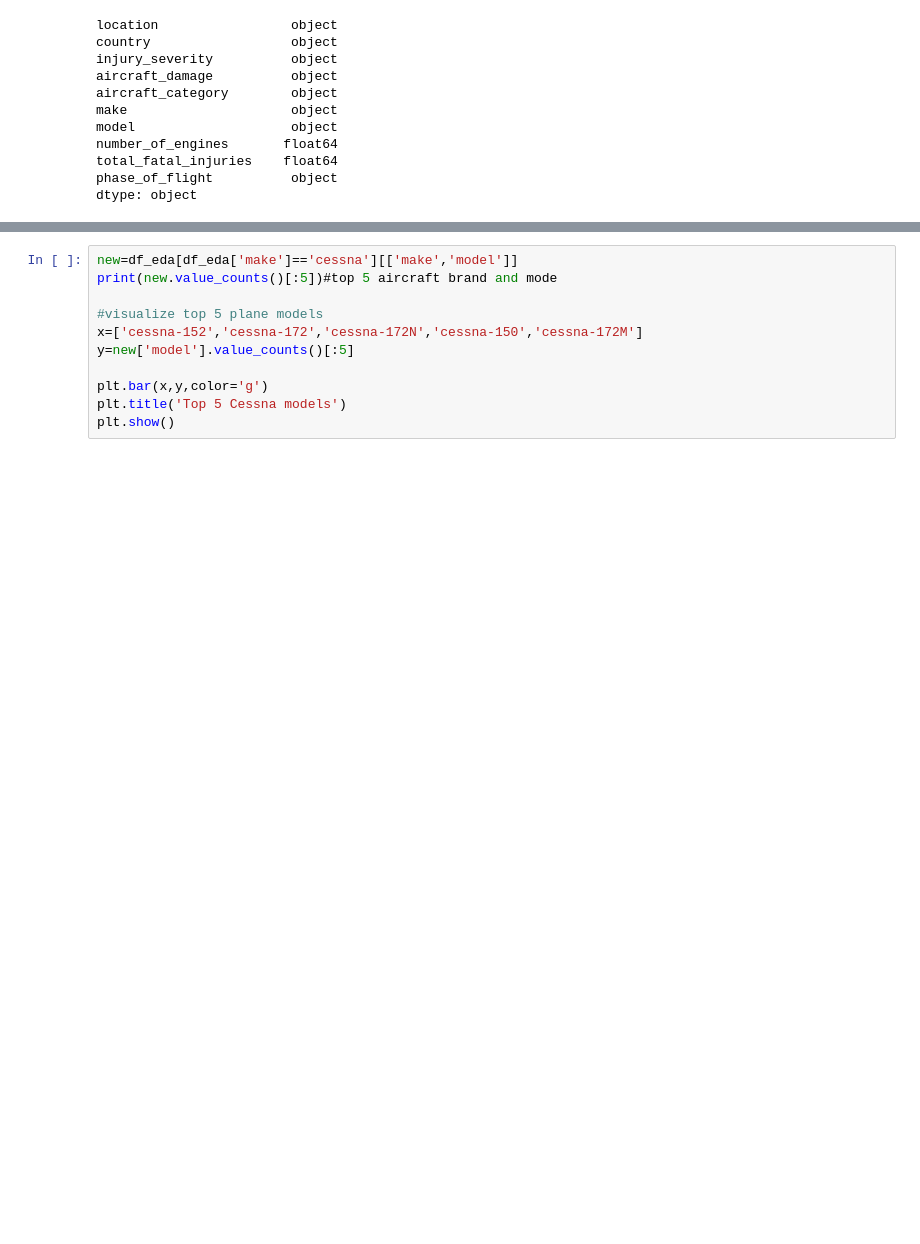
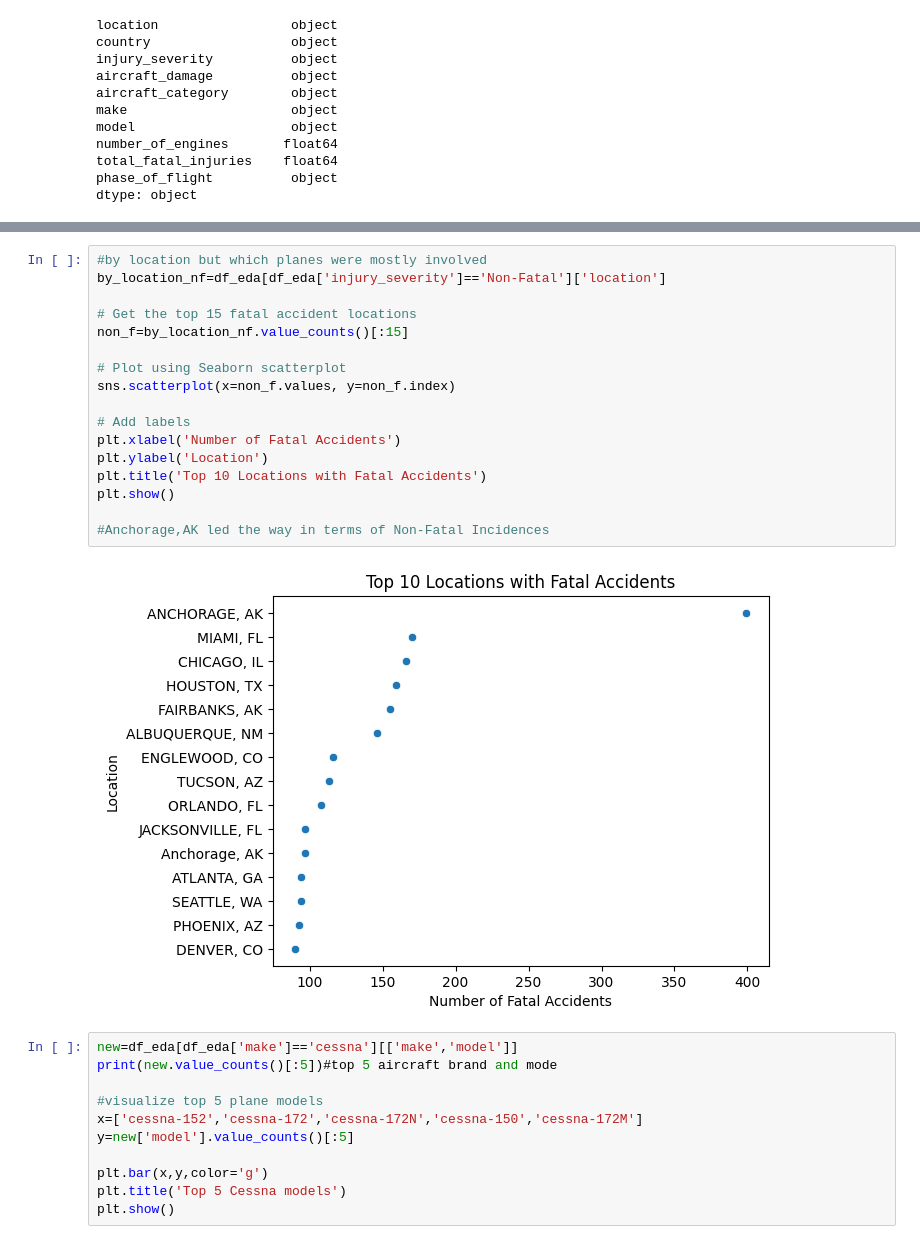
Before and after one commit to davidmasai/End_of_phase1_project, a Jupyter notebook: technical_presentation/end_of_phase1_technical_presentation.ipynb, the cells around one changed output, grey strips where cells are left out. Saved outputs shown, nothing was run; the diff lists cells and outputs as text; blank space fills up the shorter version.

```diff
--- a/technical_presentation/end_of_phase1_technical_presentation.ipynb
+++ b/technical_presentation/end_of_phase1_technical_presentation.ipynb
@@ -845,3 +880,22 @@ plt.show()
+# %%
+#by location but which planes were mostly involved
+by_location_nf=df_eda[df_eda['injury_severity']=='Non-Fatal']['location']
+
+# Get the top 15 fatal accident locations
+non_f=by_location_nf.value_counts()[:15]
+
+# Plot using Seaborn scatterplot
+sns.scatterplot(x=non_f.values, y=non_f.index)
+
+# Add labels
+plt.xlabel('Number of Fatal Accidents')
+plt.ylabel('Location')
+plt.title('Top 10 Locations with Fatal Accidents')
+plt.show()
+
+#Anchorage,AK led the way in terms of Non-Fatal Incidences
+# %% [output]
+[figure, added]
 # %%
 new=df_eda[df_eda['make']=='cessna'][['make','model']]
 print(new.value_counts()[:5])#top 5 aircraft brand and mode
```
Also changed, not shown: parts of 37 cells of this notebook, 1 other file.
